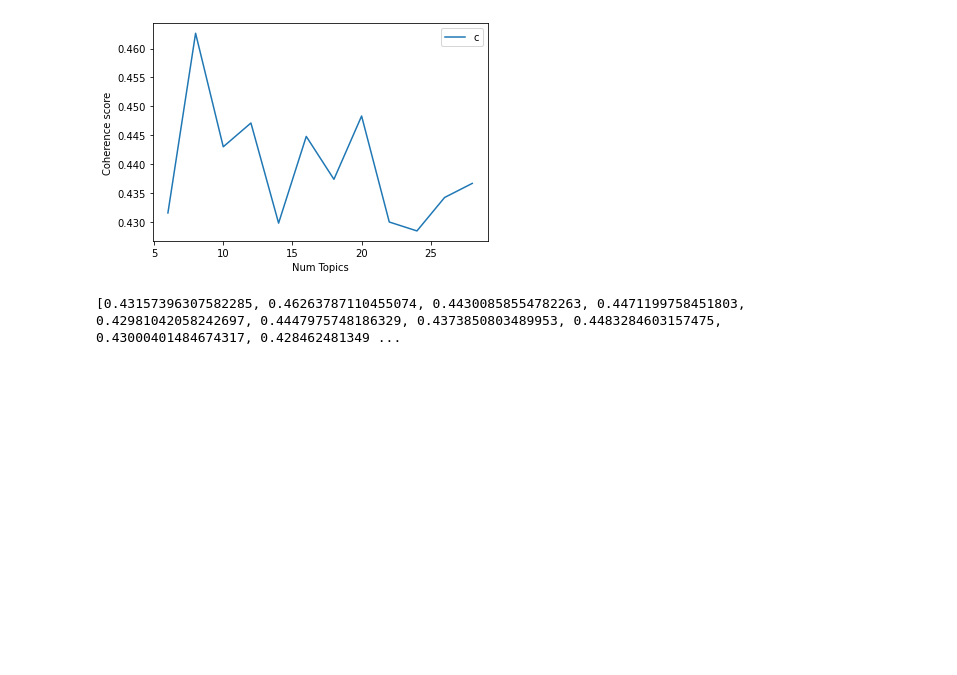
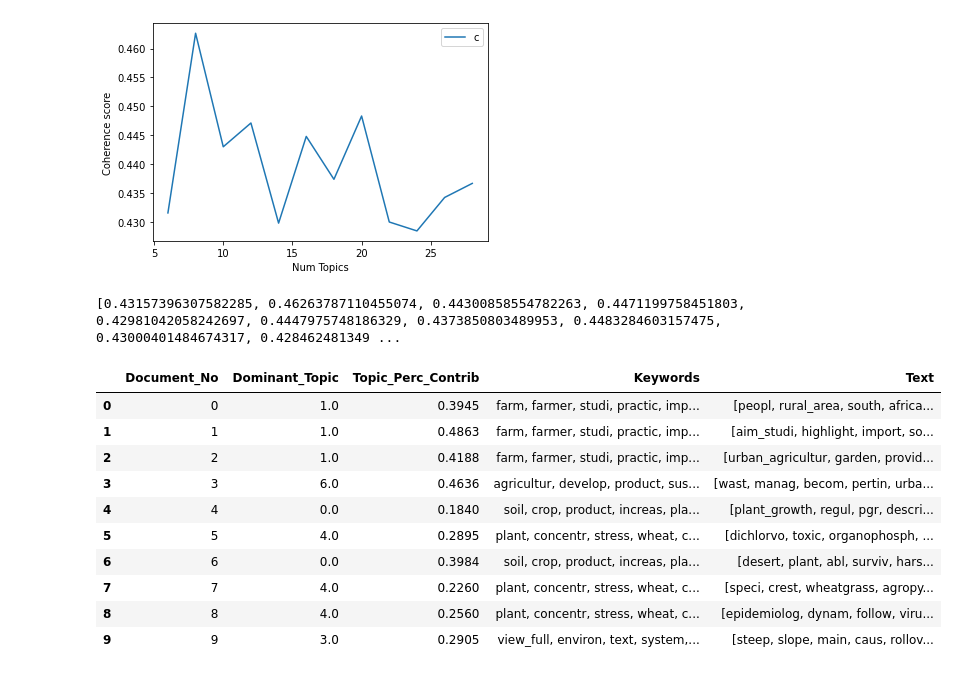
Before and after one commit to NitramAnaip/ImpAgt, a Jupyter notebook: LDA.ipynb, the cells around one changed output. Cells and saved outputs as stored; diff of their text form; code cells hidden in the pictures; blank space fills up the shorter version.

```diff
--- a/LDA.ipynb
+++ b/LDA.ipynb
@@ -260,3 +277,49 @@ plt.show()
 print(coherence_values)
 # %% [output]
 [0.43157396307582285, 0.46263787110455074, 0.44300858554782263, 0.4471199758451803, 0.42981042058242697, 0.4447975748186329, 0.4373850803489953, 0.4483284603157475, 0.43000401484674317, 0.428462481349 ...
+# %%
+optimal_model = gensim.models.wrappers.LdaMallet(mallet_path, corpus=corpus, num_topics=8, id2word=id2word)
+# %%
+def format_topics_sentences(ldamodel=lda_model, corpus=corpus, texts=bigrams):
+    # Init output
+    sent_topics_df = pd.DataFrame()
+
+    # Get main topic in each document
+    for i, row in enumerate(ldamodel[corpus]):
+        row = sorted(row, key=lambda x: (x[1]), reverse=True)
+        # Get the Dominant topic, Perc Contribution and Keywords for each document
+        for j, (topic_num, prop_topic) in enumerate(row):
+            if j == 0:  # => dominant topic
+                wp = ldamodel.show_topic(topic_num)
+                topic_keywords = ", ".join([word for word, prop in wp])
+                sent_topics_df = sent_topics_df.append(pd.Series([int(topic_num), round(prop_topic,4), topic_keywords]), ignore_index=True)
+            else:
+                break
+    sent_topics_df.columns = ['Dominant_Topic', 'Perc_Contribution', 'Topic_Keywords']
+
+    # Add original text to the end of the output
+    contents = pd.Series(texts)
+    sent_topics_df = pd.concat([sent_topics_df, contents], axis=1)
+    return(sent_topics_df)
+
+
+df_topic_sents_keywords = format_topics_sentences(ldamodel=optimal_model, corpus=corpus, texts=bigrams)
+
+# Format
+df_dominant_topic = df_topic_sents_keywords.reset_index()
+df_dominant_topic.columns = ['Document_No', 'Dominant_Topic', 'Topic_Perc_Contrib', 'Keywords', 'Text']
+
+# Show
+df_dominant_topic.head(10)
+# %% [output]
+|  | Document_No | Dominant_Topic | Topic_Perc_Contrib | Keywords | Text |
+| 0 | 0 | 1.0 | 0.3945 | farm, farmer, studi, practic, imp... | [peopl, rural_area, south, africa... |
+| 1 | 1 | 1.0 | 0.4863 | farm, farmer, studi, practic, imp... | [aim_studi, highlight, import, so... |
+| 2 | 2 | 1.0 | 0.4188 | farm, farmer, studi, practic, imp... | [urban_agricultur, garden, provid... |
+| 3 | 3 | 6.0 | 0.4636 | agricultur, develop, product, sus... | [wast, manag, becom, pertin, urba... |
+| 4 | 4 | 0.0 | 0.1840 | soil, crop, product, increas, pla... | [plant_growth, regul, pgr, descri... |
+| 5 | 5 | 4.0 | 0.2895 | plant, concentr, stress, wheat, c... | [dichlorvo, toxic, organophosph, ... |
+| 6 | 6 | 0.0 | 0.3984 | soil, crop, product, increas, pla... | [desert, plant, abl, surviv, hars... |
+| 7 | 7 | 4.0 | 0.2260 | plant, concentr, stress, wheat, c... | [speci, crest, wheatgrass, agropy... |
+| 8 | 8 | 4.0 | 0.2560 | plant, concentr, stress, wheat, c... | [epidemiolog, dynam, follow, viru... |
+| 9 | 9 | 3.0 | 0.2905 | view_full, environ, text, system,... | [steep, slope, main, caus, rollov... |
```
Also changed, not shown: parts of 4 cells of this notebook.
